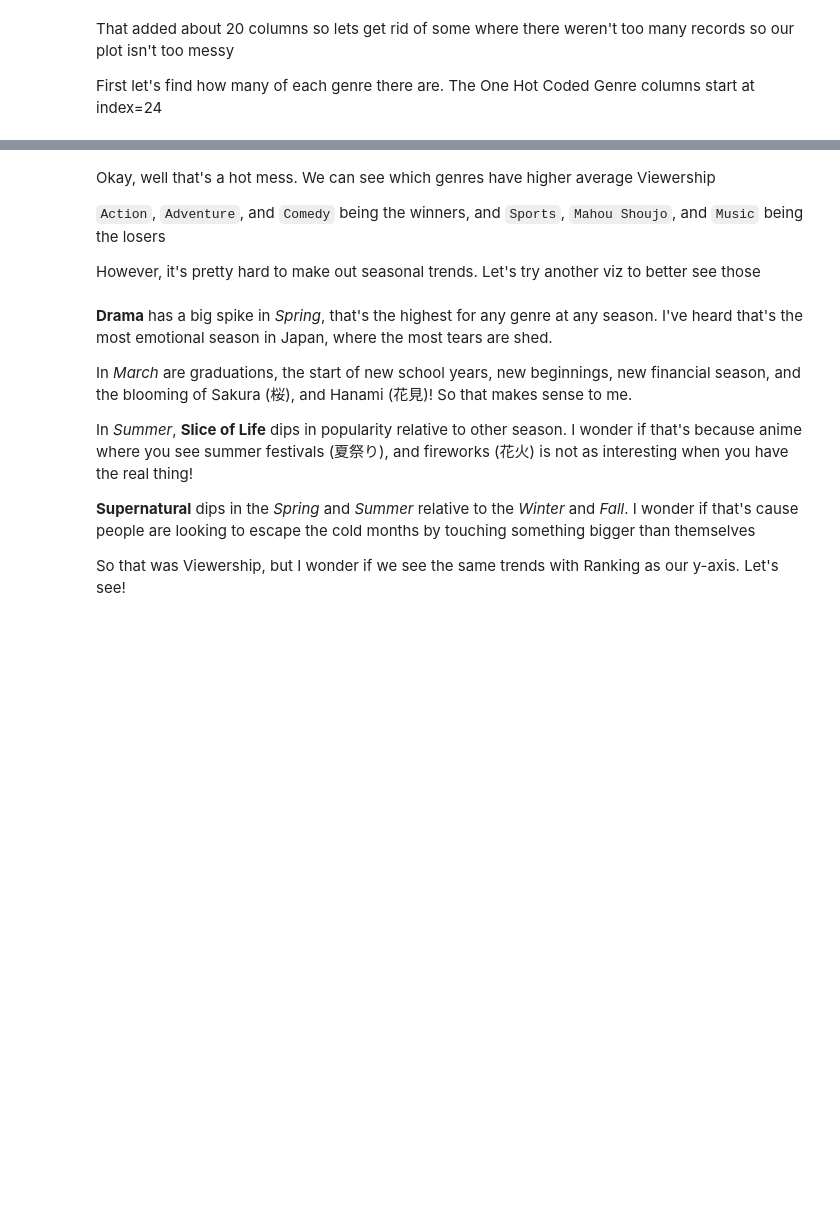
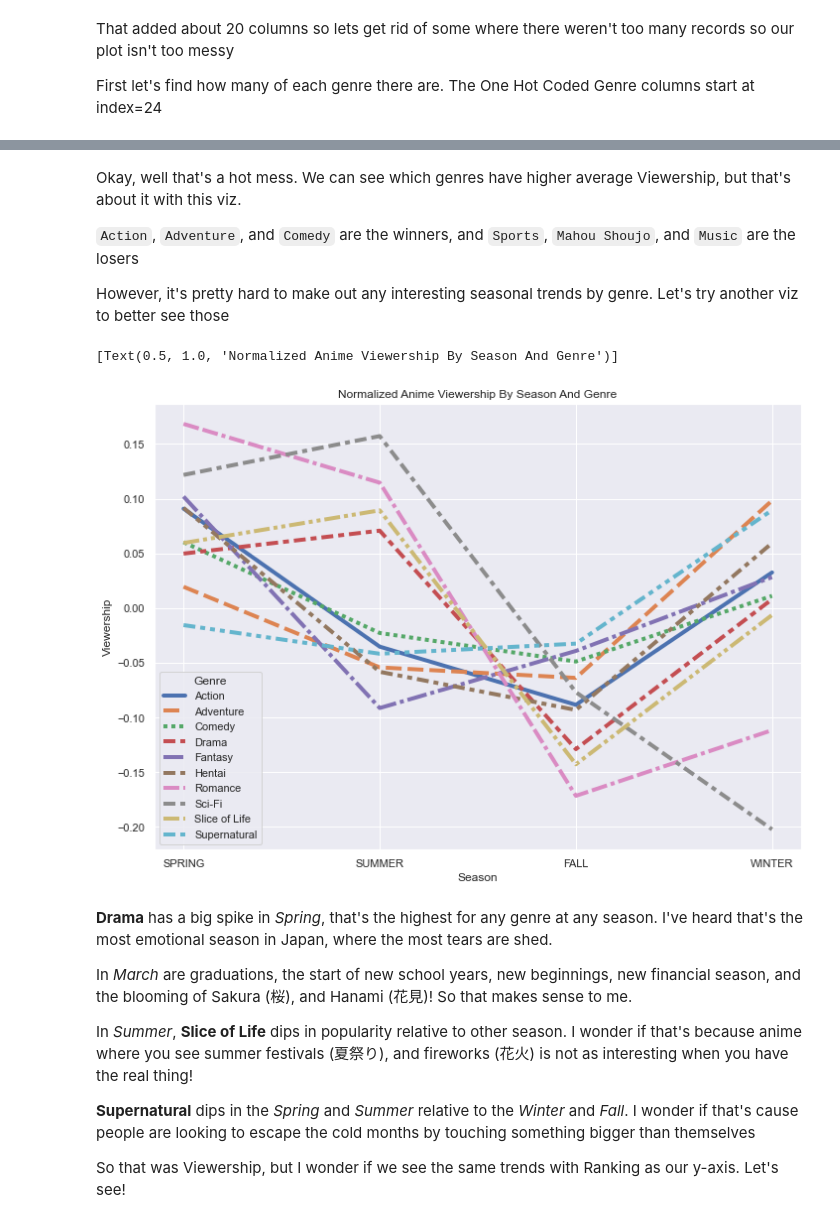
Before and after one commit to sprucemister/Anime-Insights, a Jupyter notebook: Untitled-1.ipynb, the cells around one changed output, grey strips where cells are left out. Cells and saved outputs as stored; diff of their text form; code cells hidden in the pictures; blank space fills up the shorter version.

```diff
--- a/Untitled-1.ipynb
+++ b/Untitled-1.ipynb
@@ -237,9 +283,25 @@ Text(0.5, 1.0, 'Anime Viewership By Season')
 # %% [markdown]
-Okay, well that's a hot mess. We can see which genres have higher average Viewership
+Okay, well that's a hot mess. We can see which genres have higher average Viewership, but that's about it with this viz.
 
-`Action`, `Adventure`, and `Comedy` being the winners, and `Sports`, `Mahou Shoujo`, and `Music` being the losers
+`Action`, `Adventure`, and `Comedy` are the winners, and `Sports`, `Mahou Shoujo`, and `Music` are the losers
 
-However, it's pretty hard to make out seasonal trends. Let's try another viz to better see those
+However, it's pretty hard to make out any interesting seasonal trends by genre. Let's try another viz to better see those
+# %%
+viewership_offset_genre=df_season.groupby('Genre')['Viewership'].mean()
+ranking_offset_genre=df_season.groupby('Genre')['Ranking'].mean()
+
+df_norm=df_season.merge(viewership_offset_genre,on='Genre')
+df_norm=df_norm.merge(ranking_offset_genre,on='Genre')
+
+df_norm['Viewership']=(df_norm['Viewership_x']-df_norm['Viewership_y'])/df_norm['Viewership_y']
+df_norm['Ranking']=(df_norm['Ranking_x']-df_norm['Ranking_y'])/df_norm['Ranking_y']
+
+df_norm.drop(['Viewership_x','Viewership_y','Ranking_x','Ranking_y'],axis=1,inplace=True)
+# %%
+lineplot(data=df_norm,x="Season",y="Viewership",hue="Genre",style='Genre',size='Genre',sizes=(4,4)).set(title='Normalized Anime Viewership By Season And Genre')
+# %% [output]
+[Text(0.5, 1.0, 'Normalized Anime Viewership By Season And Genre')]
+[figure, added]
 # %% [markdown]
 **Drama** has a big spike in *Spring*, that's the highest for any genre at any season. I've heard that's the most emotional season in Japan, where the most tears are shed.
 
```
Also changed, not shown: parts of 17 cells of this notebook.
